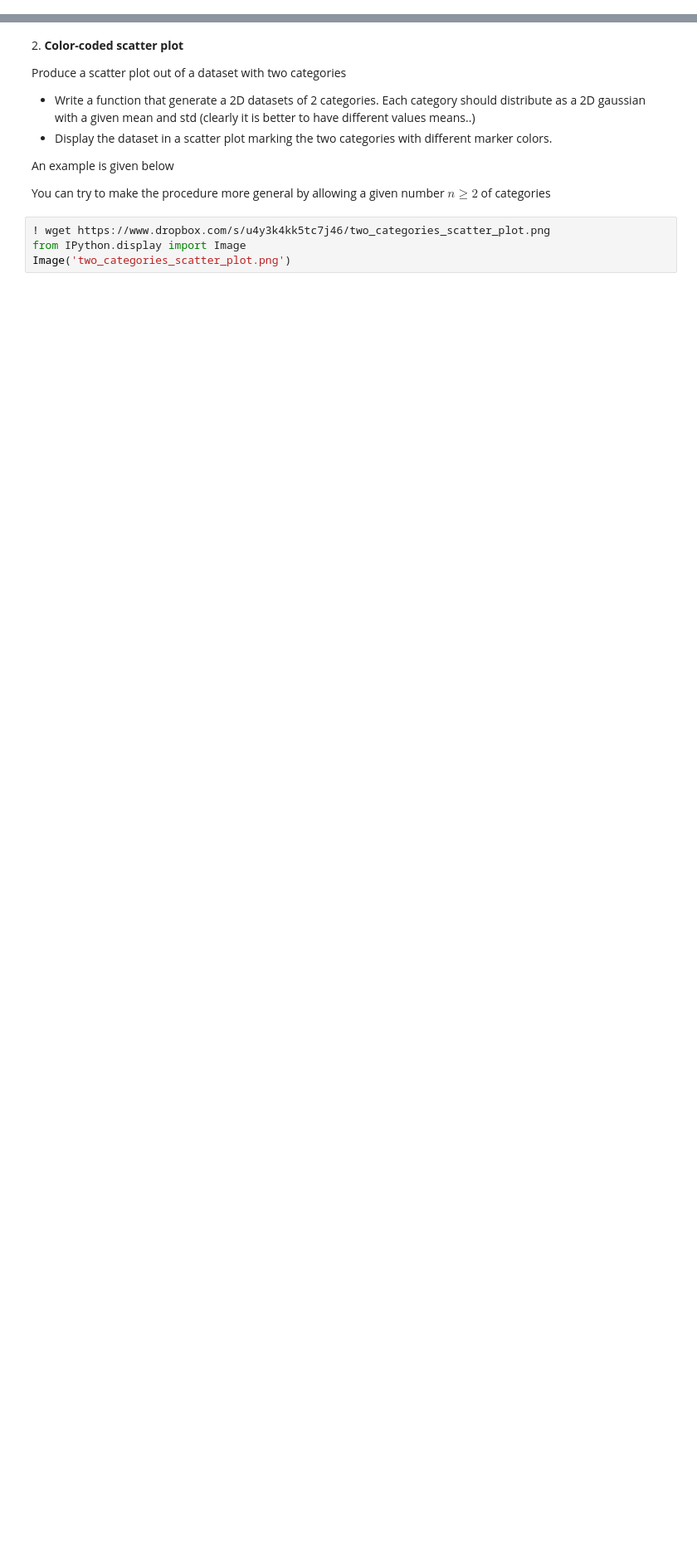
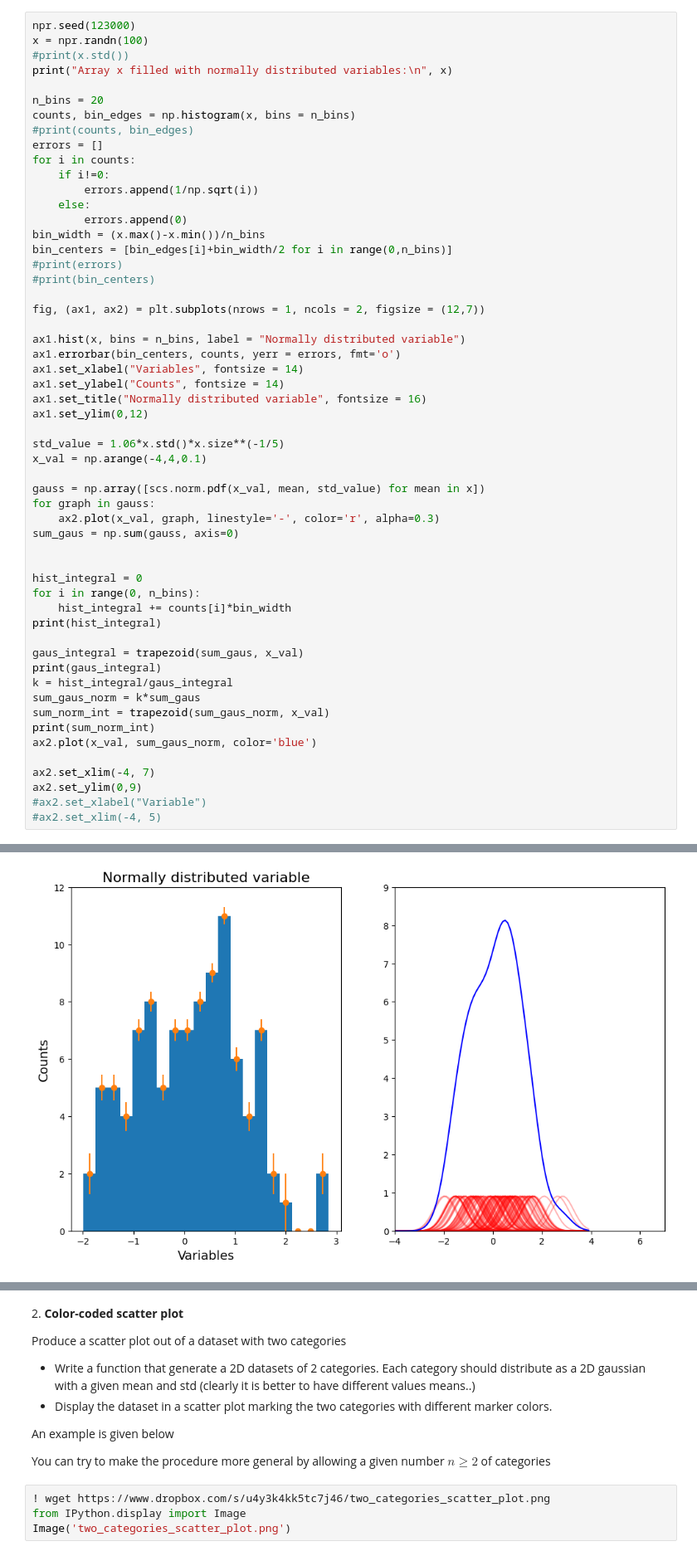
Before and after one commit to elenaniero/LaboratoryOfComputationalPhysics_Y8, a Jupyter notebook: 07ex_Visualization.ipynb, the cells around one changed output, grey strips where cells are left out. Shown at 83% size. Drawn from its saved outputs; the diff is of its cells as text; blank space fills up the shorter version.

```diff
--- a/07ex_Visualization.ipynb
+++ b/07ex_Visualization.ipynb
@@ -23,3 +24,59 @@ from scipy.integrate import trapezoid
 from scipy.stats import linregress
 import pandas as pd
 import seaborn as sns
+# %%
+npr.seed(123000)
+x = npr.randn(100)
+#print(x.std())
+print("Array x filled with normally distributed variables:\n", x)
+
+n_bins = 20
+counts, bin_edges = np.histogram(x, bins = n_bins)
+#print(counts, bin_edges)
+errors = []
+for i in counts:
+    if i!=0:
+        errors.append(1/np.sqrt(i))
+    else:
+        errors.append(0)
+bin_width = (x.max()-x.min())/n_bins
+bin_centers = [bin_edges[i]+bin_width/2 for i in range(0,n_bins)]
+#print(errors)
+#print(bin_centers)
+
+fig, (ax1, ax2) = plt.subplots(nrows = 1, ncols = 2, figsize = (12,7))
+
+ax1.hist(x, bins = n_bins, label = "Normally distributed variable")
+ax1.errorbar(bin_centers, counts, yerr = errors, fmt='o')
+ax1.set_xlabel("Variables", fontsize = 14)
+ax1.set_ylabel("Counts", fontsize = 14)
+ax1.set_title("Normally distributed variable", fontsize = 16)
+ax1.set_ylim(0,12)
+
+std_value = 1.06*x.std()*x.size**(-1/5)
+x_val = np.arange(-4,4,0.1)
+
+gauss = np.array([scs.norm.pdf(x_val, mean, std_value) for mean in x])
+for graph in gauss:
+    ax2.plot(x_val, graph, linestyle='-', color='r', alpha=0.3)
+sum_gaus = np.sum(gauss, axis=0)
+
+
+hist_integral = 0
+for i in range(0, n_bins):
+    hist_integral += counts[i]*bin_width
+print(hist_integral)
+
+gaus_integral = trapezoid(sum_gaus, x_val)
+print(gaus_integral)
+k = hist_integral/gaus_integral
+sum_gaus_norm = k*sum_gaus
+sum_norm_int = trapezoid(sum_gaus_norm, x_val)
+print(sum_norm_int)
+ax2.plot(x_val, sum_gaus_norm, color='blue')
+
+ax2.set_xlim(-4, 7)
+ax2.set_ylim(0,9)
+#ax2.set_xlabel("Variable")
+#ax2.set_xlim(-4, 5)
+# %% [output]
@@ -26,3 +101,4 @@ import seaborn as sns
+[figure, added]
 # %%
 
 
```
Also changed, not shown: parts of 3 cells of this notebook, 1 other file.
